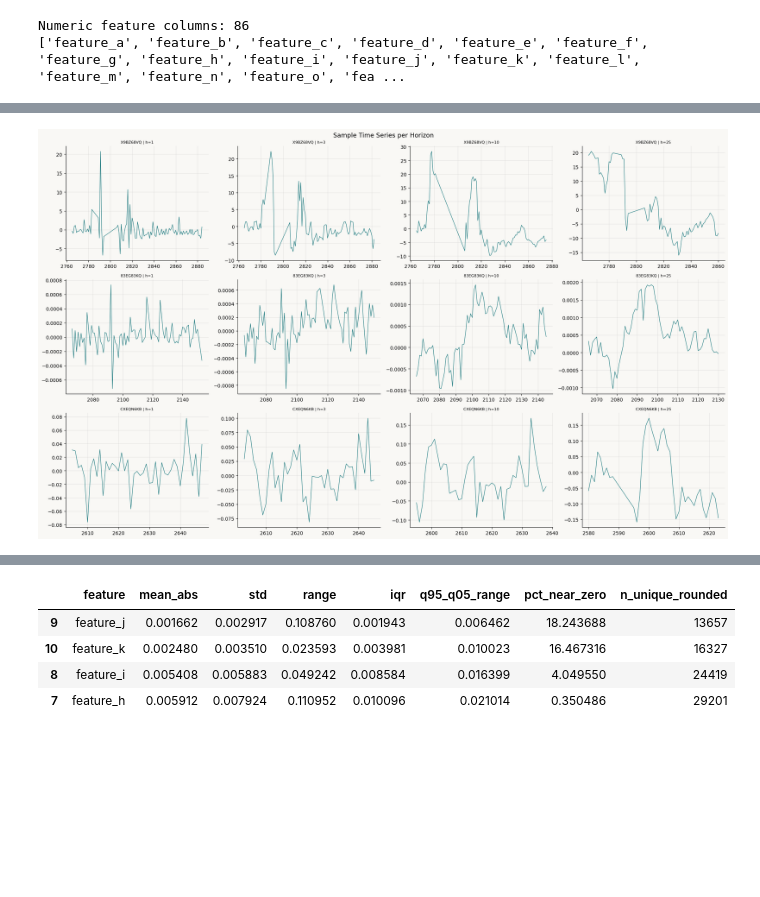
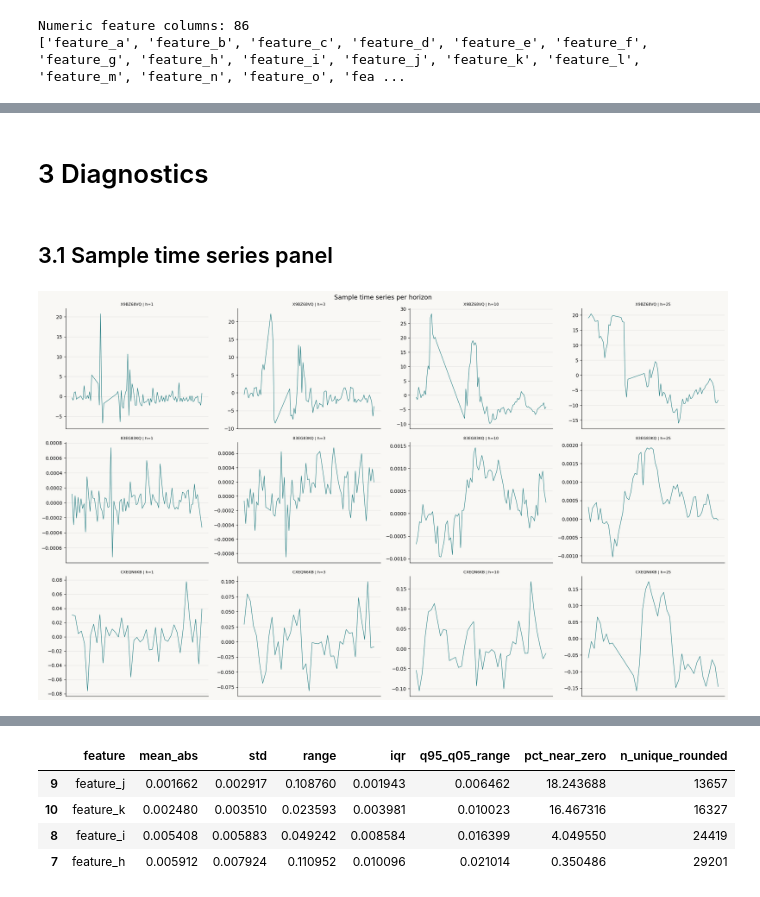
Before and after one commit to MartaTeo/Practical_DL, a Jupyter notebook: merged.ipynb, the cells around one changed output, grey strips where cells are left out. Saved outputs shown, nothing was run; the diff lists cells and outputs as text; code cells hidden in the pictures; blank space fills up the shorter version.

```diff
--- a/merged.ipynb
+++ b/merged.ipynb
@@ -151,14 +93,0 @@ max            1.0
-# %%
-w = df[WEIGHT]
-print(f"Weight stats:\n{w.describe().to_string()}")
-print(f"\nZero weights  : {(w == 0).sum()}")
-print(f"Weight skew   : {w.skew():.4f}")
-print(f"Weight kurtosis: {w.kurtosis():.4f}")
-
-fig, axes = plt.subplots(1, 2, figsize=(14, 4))
-w.clip(0, w.quantile(0.99)).plot.kde(ax=axes[0], color=TEAL, lw=2)
-axes[0].set_title("Weight KDE (clipped at 99th pct)")
-axes[1].hist(np.log1p(w), bins=100, color=TEAL)
-axes[1].set_title("log1p(weight) histogram")
-plt.tight_layout()
-plt.show()
@@ -210,22 +321,30 @@ Weighted mean y_target per horizon:
+# %% [markdown]
+# 3 Diagnostics
+# %% [markdown]
+## 3.1 Sample time series panel
 # %%
-sample_ids = df[["code", "sub_code", "sub_category"]].drop_duplicates().sample(3, random_state=SEED)
 
-fig, axes = plt.subplots(len(sample_ids), len(horizons),
-                         figsize=(5 * len(horizons), 4 * len(sample_ids)), squeeze=False)
+if all(c in df.columns for c in ["code", "sub_code", "sub_category"]):
+    key_df = df[["code", "sub_code", "sub_category"]].drop_duplicates()
+    n_keys = min(3, len(key_df))
+    sample_ids = key_df.sample(n_keys, random_state=SEED)
 
-for row_i, (_, sid) in enumerate(sample_ids.iterrows()):
-    mask = ((df["code"] == sid["code"]) &
+    fig, axes = plt.subplots(n_keys, len(horizons), figsize=(5 * len(horizons), 4 * n_keys), squeeze=False)
+    for row_i, (_, sid) in enumerate(sample_ids.iterrows()):
+        mask = (
+            (df["code"] == sid["code"]) &
             (df["sub_code"] == sid["sub_code"]) &
-            (df["sub_category"] == sid["sub_category"]))
-    for col_i, h in enumerate(horizons):
-        sub = df[mask & (df[HORIZON_COL] == h)].sort_values(TS_COL)
-        axes[row_i, col_i].plot(sub[TS_COL].values, sub[TARGET].values,
-                                color=TEAL, lw=0.8)
-        axes[row_i, col_i].set_title(
-            f"{sid['code']} | h={h}", fontsize=8)
+            (df["sub_category"] == sid["sub_category"])
+        )
+        for col_i, h in enumerate(horizons):
+            sub = df[mask & (df[HORIZON_COL] == h)].sort_values(TS_COL)
+            axes[row_i, col_i].plot(sub[TS_COL].values, sub[TARGET].values, color=TEAL, lw=0.8)
+            axes[row_i, col_i].set_title(f"{sid['code']} | h={h}", fontsize=8)
 
-plt.suptitle("Sample Time Series per Horizon", fontsize=13)
-plt.tight_layout()
-plt.show()
+    plt.suptitle("Sample time series per horizon", fontsize=13)
+    plt.tight_layout()
+    plt.show()
+else:
+    print("Sample series panel skipped (code/sub_code/sub_category not available)")
 # %% [output]
-[figure, old version]
+[figure, new version]
```
Also changed, not shown: parts of 111 cells of this notebook.
